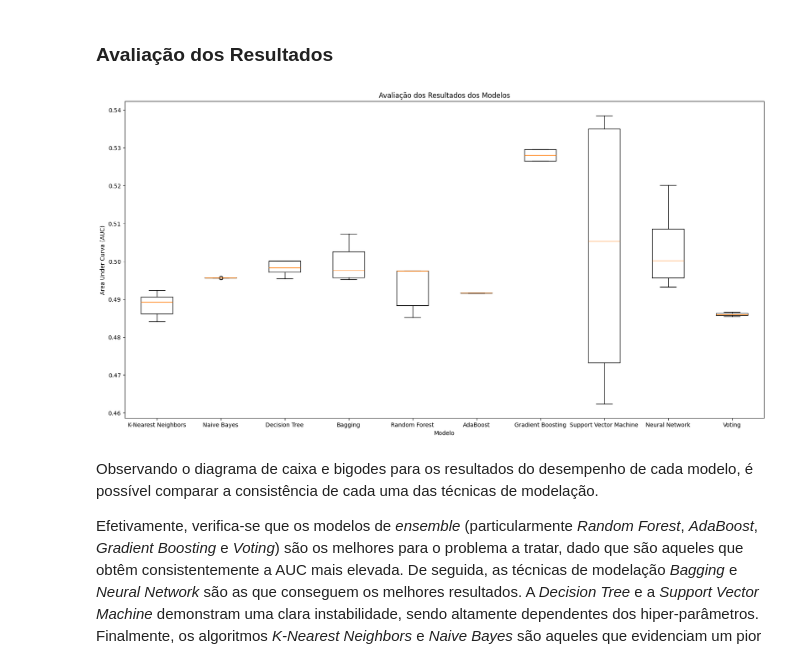
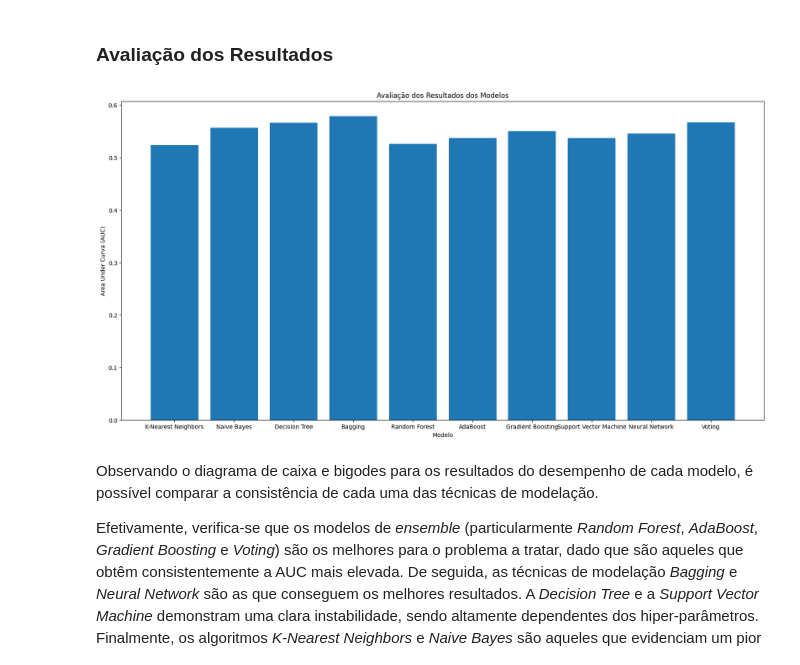
Before and after one commit to manelneto/fraud, a Jupyter notebook: task2.ipynb, the cells around one changed output. Cells and saved outputs as stored; diff of their text form; code cells hidden in the pictures.

```diff
--- a/task2.ipynb
+++ b/task2.ipynb
@@ -476,9 +514,10 @@ neural_network_pipeline = Pipeline([
 neural_network_parameter_grid = {
     'classifier__activation': ['identity', 'logistic', 'tanh', 'relu'],
     'classifier__solver': ['lbfgs', 'sgd', 'adam'],
+    'classifier__learning_rate': ['constant', 'invscaling', 'adaptive']
 }
 
 neural_network_name = 'Neural Network'
 
-neural_network = hyperparameter_tuning(neural_network_pipeline, neural_network_parameter_grid, neural_network_name)
+neural_network, neural_network_auc = hyperparameter_tuning(neural_network_pipeline, neural_network_parameter_grid, neural_network_name, 5, 0.25)
 # %% [output]
@@ -490,3 +529,3 @@ A *Neural Network* apresenta um resultado de AUC de 0.94, antes e depois da afin
 # %%
-neural_network_auc = plot_roc_curve(neural_network, neural_network_name)
+plot_roc_curve(neural_network, neural_network_name)
 # %% [output]
@@ -513,14 +552,18 @@ Interpretando a matriz de confusão associada à *Neural Network*, constata-se q
 voting_pipeline = Pipeline([
     ('scaler', MinMaxScaler()),
     ('smote', SMOTE(random_state = 10)),
-    ('classifier', VotingClassifier([('gnb', GaussianNB()), ('dt', DecisionTreeClassifier(random_state = 10)), ('rf', RandomForestClassifier(random_state = 10))], voting = 'soft'))
+    ('classifier', VotingClassifier([('gnb', GaussianNB()), ('dt', DecisionTreeClassifier(criterion = 'entropy', splitter = 'best', max_depth = 10, max_features = 'sqrt', random_state = 10, class_weight = None)), ('rf', RandomForestClassifier(n_estimators = 64, criterion = 'entropy', max_features = 'sqrt', random_state = 10))], voting = 'soft', n_jobs = -1))
 ])
 
 voting_parameter_grid = {
+    'classifier__estimators': [
+        [('gnb', GaussianNB()), ('dt', DecisionTreeClassifier(criterion = 'entropy', splitter = 'best', max_depth = 10, max_features = 'sqrt', random_state = 10, class_weight = None)), ('rf', RandomForestClassifier(n_estimators = 64, criterion = 'entropy', max_features = 'sqrt', random_state = 10))],
+        [('dt', DecisionTreeClassifier(criterion = 'entropy', splitter = 'best', max_depth = 10, max_features = 'sqrt', random_state = 10, class_weight = None)), ('b', BaggingClassifier(DecisionTreeClassifier(criterion = 'entropy', splitter = 'best', max_depth = 10, max_features = 'sqrt', random_state = 10, class_weight = None), n_estimators = 10, max_samples = 1.0, max_features = 0.75, random_state = 10, n_jobs = -1)), ('gb', GradientBoostingClassifier(loss = 'exponential', learning_rate = 0.2, n_estimators = 300, random_state = 10, max_features = 'sqrt', warm_start = True))]
+    ],
     'classifier__weights': [[1, 1, 1], [2, 1, 1], [1, 2, 1], [1, 1, 2], [1, 2, 2], [2, 1, 2], [2, 2, 1]],
 }
 
 voting_name = 'Voting'
 
-voting = hyperparameter_tuning(voting_pipeline, voting_parameter_grid, voting_name)
+voting, voting_auc = hyperparameter_tuning(voting_pipeline, voting_parameter_grid, voting_name, 5)
 # %% [output]
@@ -530,5 +580,5 @@ Voting - AUC Pós-Afinação: 0.56
 # %% [markdown]
 Pré-afinação e pós-afinação de hiper-parâmetros, este modelo de *Voting* (com os classificadores *Naive Bayes*, *Decision Tree* e *Random Forest*) retorna uma AUC de 0.95, em cerca de 1 minuto.
 # %%
-voting_auc = plot_roc_curve(voting, voting_name)
+plot_roc_curve(voting, voting_name)
 # %% [output]
@@ -595,18 +645,18 @@ Como todos os modelos apresentam um desempenho melhor do que um classificador al
 # %% [markdown]
 ### Avaliação dos Resultados
 # %%
-models = [knn, naive_bayes, decision_tree, bagging, random_forest, adaboost, gradient_boosting, svm, neural_network, voting]
+models = [knn_auc, naive_bayes_auc, decision_tree_auc, bagging_auc, random_forest_auc, adaboost_auc, gradient_boosting_auc, svm_auc, neural_network_auc, voting_auc]
 labels = [knn_name, naive_bayes_name, decision_tree_name, bagging_name, random_forest_name, adaboost_name, gradient_boosting_name, svm_name, neural_network_name, voting_name]
 
 scores = []
 for model in models:
-    scores.append(model.cv_results_['mean_test_score'])
+    scores.append(model)
 
 plt.figure(figsize = (20, 10))
-plt.boxplot(scores, labels = labels)
+plt.bar(labels, scores)
 contextualize('Avaliação dos Resultados dos Modelos', 'Modelo', 'Area Under Curva (AUC)')
 # %% [output]
-[figure, old version]
+[figure, new version]
 # %% [markdown]
 Observando o diagrama de caixa e bigodes para os resultados do desempenho de cada modelo, é possível comparar a consistência de cada uma das técnicas de modelação.
 
```
Also changed, not shown: parts of 51 cells of this notebook, 1 other file.
